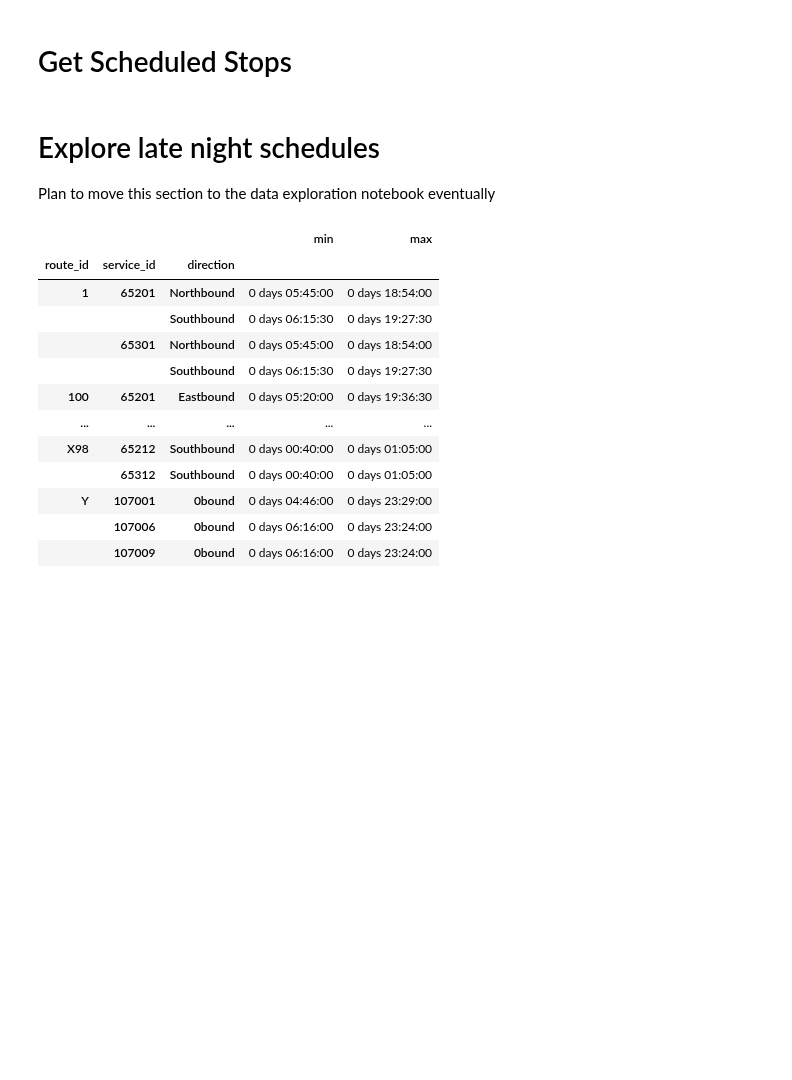
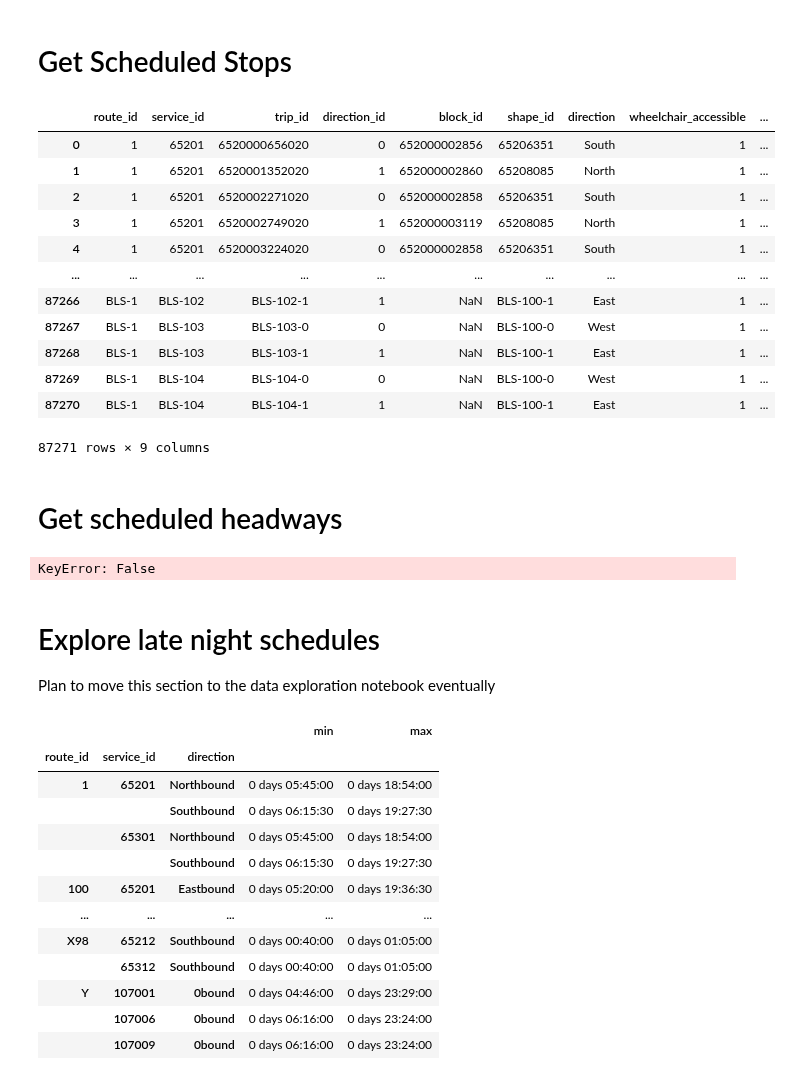
Before and after one commit to kristenhahn/cta_bus_tracker_exploration, a Jupyter notebook: headways.ipynb, the cells around one changed output. Cells and saved outputs as stored; diff of their text form; code cells hidden in the pictures; blank space fills up the shorter version.

```diff
--- a/headways.ipynb
+++ b/headways.ipynb
@@ -686 +674,17 @@ df_trips = pd.read_csv(
+# %%
+df_trips
+# %% [output]
+|  | route_id | service_id | trip_id | direction_id | block_id | shape_id | direction | wheelchair_accessible | ... |
+| 0 | 1 | 65201 | 6520000656020 | 0 | 652000002856 | 65206351 | South | 1 | ... |
+| 1 | 1 | 65201 | 6520001352020 | 1 | 652000002860 | 65208085 | North | 1 | ... |
+| 2 | 1 | 65201 | 6520002271020 | 0 | 652000002858 | 65206351 | South | 1 | ... |
+| 3 | 1 | 65201 | 6520002749020 | 1 | 652000003119 | 65208085 | North | 1 | ... |
+| 4 | 1 | 65201 | 6520003224020 | 0 | 652000002858 | 65206351 | South | 1 | ... |
+| ... | ... | ... | ... | ... | ... | ... | ... | ... | ... |
+| 87266 | BLS-1 | BLS-102 | BLS-102-1 | 1 | NaN | BLS-100-1 | East | 1 | ... |
+| 87267 | BLS-1 | BLS-103 | BLS-103-0 | 0 | NaN | BLS-100-0 | West | 1 | ... |
+| 87268 | BLS-1 | BLS-103 | BLS-103-1 | 1 | NaN | BLS-100-1 | East | 1 | ... |
+| 87269 | BLS-1 | BLS-104 | BLS-104-0 | 0 | NaN | BLS-100-0 | West | 1 | ... |
+| 87270 | BLS-1 | BLS-104 | BLS-104-1 | 1 | NaN | BLS-100-1 | East | 1 | ... |
+87271 rows × 9 columns
 # %%
@@ -696,0 +698,2 @@ df_stop_schedule['direction'] = df_stop_schedule['direction'].apply(lambda x: x+
+# %% [markdown]
+# Get scheduled headways
@@ -697,3 +761,10 @@ df_stop_schedule['direction'] = df_stop_schedule['direction'].apply(lambda x: x+
+# %%
+%%capture --no-display
+# turn off warnings
+
+get_scheduled_headways('55',df_stop_schedule)
+# %% [output]
+KeyError: False
 # %% [markdown]
 
 
```
Also changed, not shown: parts of 14 cells of this notebook.
